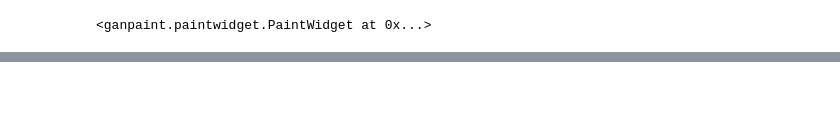
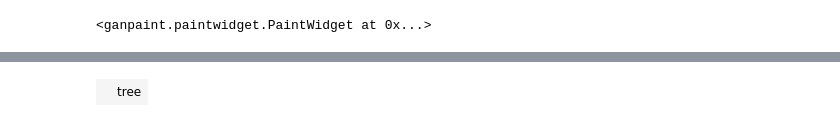
Before and after one commit to davidbau/gpwidget, a Jupyter notebook: notebooks/GanPaintWidget.ipynb, the cells around one changed output, grey strips where cells are left out. Saved outputs shown, nothing was run; the diff lists cells and outputs as text; code cells hidden in the pictures; blank space fills up the shorter version.

Commit message:
Add labelwidget and use it.

```diff
--- a/notebooks/GanPaintWidget.ipynb
+++ b/notebooks/GanPaintWidget.ipynb
@@ -112,0 +38,78 @@ display(pw)
+# %%
+import torch
+from ganpaint import nethook, setting, renormalize, zdataset, paintwidget, show
+from ganpaint.labwidget import Button
+
+# Load a generator, and paint random image number 20 in a widget.
+G = nethook.InstrumentedModel(setting.load_proggan('church')).cuda()
+z = zdataset.z_sample_for_model(G)[20][None].cuda()
+
+# Whenever the widget changes, call "changed" to edit the layer and repaint
+
+class GanPaintWidget(WidgetModel):
+    def __init__(self, G, z, layer, concept_units):
+        self.G = G
+        self.z = z
+        self.layer = layer
+        self.canvas = paintwidget.PaintWidget(image=renormalize.as_url(G(z)[0]))
+        self.concept_units = concept_units
+        self.concept_masks = {}
+        self.concept_tensors = {}
+        self.reset = Button('reset')
+        self.reset.on('click', self.do_reset)
+        def setup_button(mode):
+            button = Button(mode)
+            def setmode():
+                self.mode = mode
+            button.on('click', setmode)
+            setattr(self, mode, button)
+        for i, k in enumerate(concept_units):
+            setup_button(k)
+        self.mode = WidgetProperty(next(iter(concept_units)))
+        def switch_mask(mode):
+            self.canvas.mask = self.concept_masks.get(mode, '')
+        self.on('mode', switch_mask)
+        units = self.concept_units[self.mode]
+        logging.debug('units are ' + repr(units))
+        def editrule(x, imodel, **buffers):
+            for k, a in self.concept_tensors.items():
+                x[:,concept_units[k]] += (a * 20.0).to(x.device)
+            return x
+        self.G.edit_layer(layer, rule=editrule)
+        self.canvas.on('mask', self.painted)
+
+    def do_reset(self):
+        self.concept_masks.clear()
+        self.concept_tensors.clear()
+        self.canvas.mask = ''
+
+    def painted(self, mask):
+        logging.debug('got painted call')
+        self.concept_masks[self.mode] = mask
+        if mask:
+            self.concept_tensors[self.mode] = (
+                renormalize.from_url(mask, target='pt', size=(8,8))[0])
+        else:
+            if self.mode in self.concept_tensors:
+                del self.concept_tensors[self.mode]
+        self.canvas.image = renormalize.as_url(self.G(self.z)[0])
+
+    def _repr_html_(self):
+        return show.html([(
+            self.canvas,
+            [(Label(self.prop('mode')),)] +
+            [(getattr(self, k),) for k in self.concept_units]
+            + [(self.reset,)]
+        )])
+
+gpw = GanPaintWidget(
+    nethook.InstrumentedModel(setting.load_proggan('church')).cuda(),
+    zdataset.z_sample_for_model(G)[20][None].cuda(),
+    'layer4',
+    dict(
+        tree=[119, 125, 157, 195, 365, 374, 418, 426, 408, 3, 297, 322, 343],
+        dome=[43, 419, 86, 370, 282, 233, 226, 430, 78, 402, 501]
+    ))
+show(gpw)
+# %% [output]
+|  | tree |
```
Also changed, not shown: parts of 4 cells of this notebook, 1 other file.
